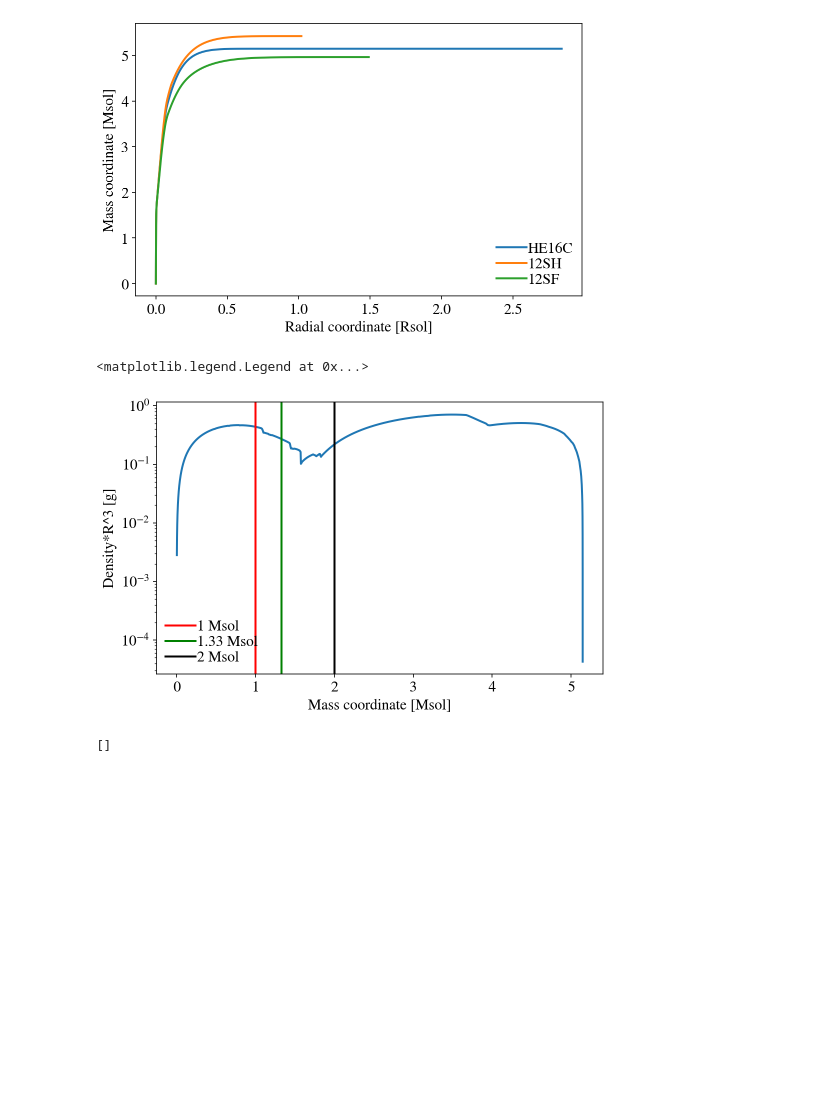
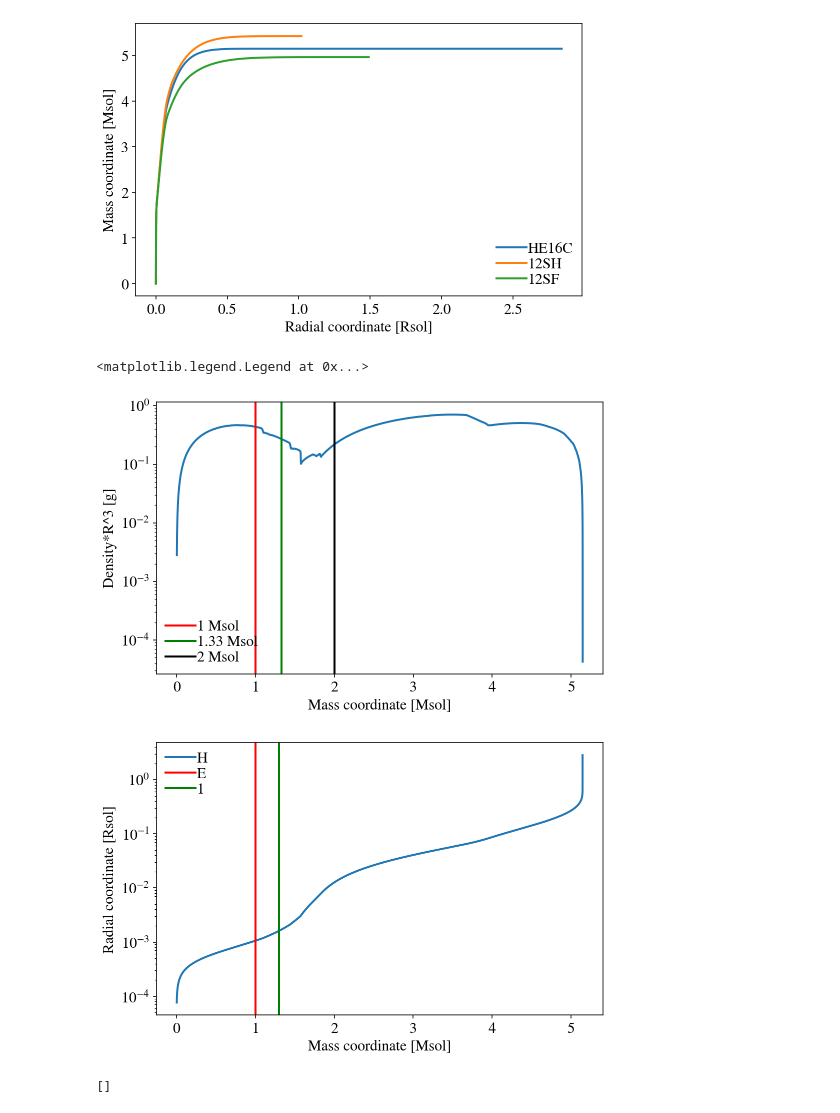
Before and after one commit to aldobatta/fallback-supernova, a Jupyter notebook: Scripts/PlottingHegerModels.ipynb, the cells around one changed output. Saved outputs shown, nothing was run; the diff lists cells and outputs as text; code cells hidden in the pictures; blank space fills up the shorter version.

```diff
--- a/Scripts/PlottingHegerModels.ipynb
+++ b/Scripts/PlottingHegerModels.ipynb
@@ -76,15 +76,29 @@ plt.legend(("HE16C","12SH","12SF"))
 # %%
 plt.plot(mHE16C/Mo,((rHE16C/Ro)**3)*rhoHE16C)
 plt.axvline(x=1.0,color='r',label='1 Msol')
 plt.axvline(x=1.33,color='g',label='1.33 Msol')
 plt.axvline(x=2.0,color='k',label='2 Msol')
 plt.ylabel("Density*R^3 [g]")
 plt.xlabel("Mass coordinate [Msol]")
 plt.semilogy()
 plt.legend()
+
+plt.figure(2)
+plt.plot(mHE16C/Mo,rHE16C/Ro)
+plt.axvline(x=1.0,color='r',label='1 Msol')
+plt.axvline(x=1.3,color='g',label='1.3 Msol')
+# plt.axvline(x=2.0,color='k',label='2 Msol')
+
+# plt.plot(m12SH/Mo,r12SH/Ro)
+# plt.plot(r12SF/Ro,m12SF/Mo)
+plt.ylabel("Radial coordinate [Rsol]")
+plt.xlabel("Mass coordinate [Msol]")
+plt.semilogy()
+plt.legend(("HE16C"))
 # %% [output]
 <matplotlib.legend.Legend at 0x...>
 [figure]
+[figure, added]
 # %%
 plt.plot(rHE16C/Ro,rhoHE16C)
 plt.ylabel("Density [g cm^-3]")
```
Also changed, not shown: 4 other files.
